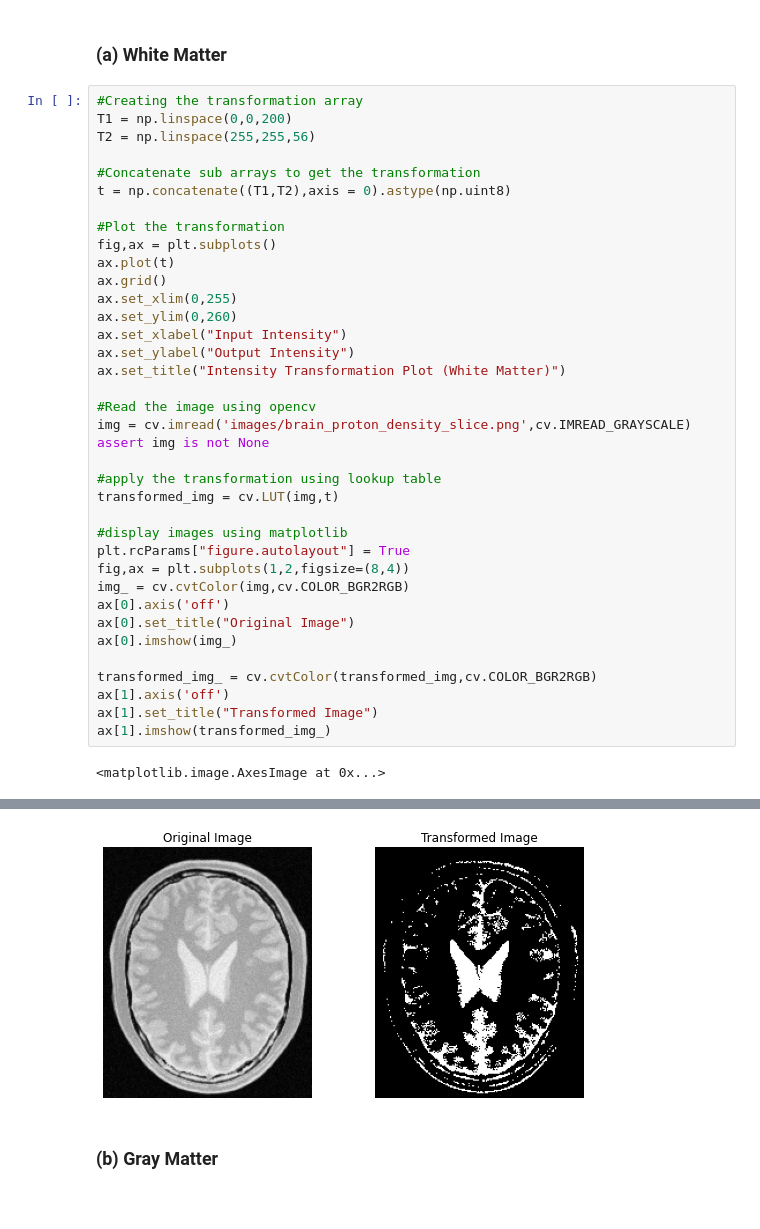
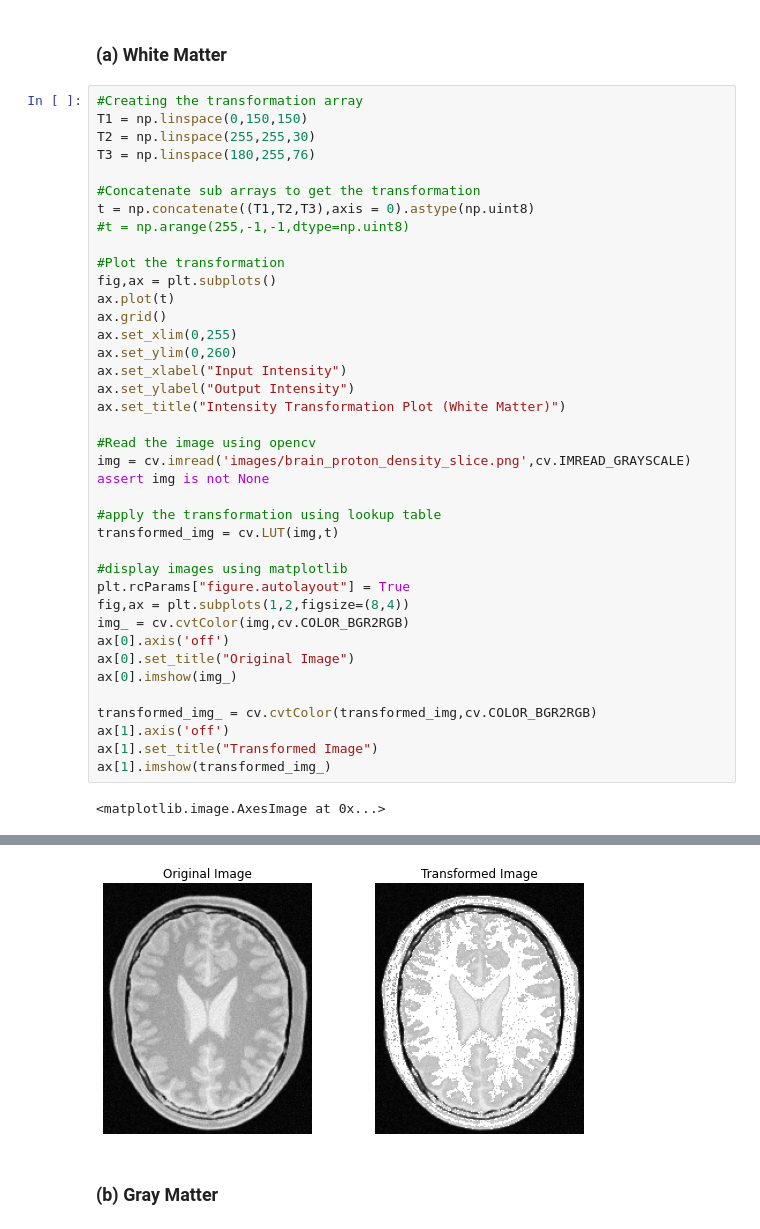
Before and after one commit to vidurawarna/EN2550_CV, a Jupyter notebook: Assignments/Assignment 1/190397E_Assignment1.ipynb, the cells around one changed output, grey strips where cells are left out. Saved outputs shown, nothing was run; the diff lists cells and outputs as text.

```diff
--- a/Assignments/Assignment 1/190397E_Assignment1.ipynb
+++ b/Assignments/Assignment 1/190397E_Assignment1.ipynb
@@ -76,11 +76,13 @@ ax[1].imshow(transformed_img_)
 ### (a) White Matter
 # %%
 #Creating the transformation array
-T1 = np.linspace(0,0,200)
-T2 = np.linspace(255,255,56)
+T1 = np.linspace(0,150,150)
+T2 = np.linspace(255,255,30)
+T3 = np.linspace(180,255,76)
 
 #Concatenate sub arrays to get the transformation
-t = np.concatenate((T1,T2),axis = 0).astype(np.uint8)
+t = np.concatenate((T1,T2,T3),axis = 0).astype(np.uint8)
+#t = np.arange(255,-1,-1,dtype=np.uint8)
 
 #Plot the transformation
 fig,ax = plt.subplots()
@@ -117,4 +119,4 @@ ax[1].imshow(transformed_img_)
-[figure, old version]
+[figure, new version]
 # %% [markdown]
 ### (b) Gray Matter
 # %%
```
Also changed, not shown: parts of 4 cells of this notebook.
